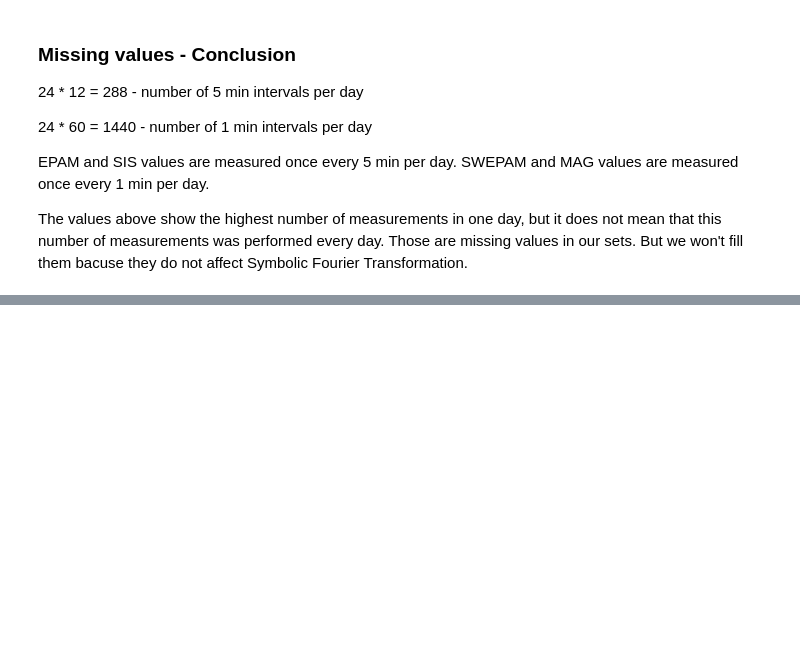
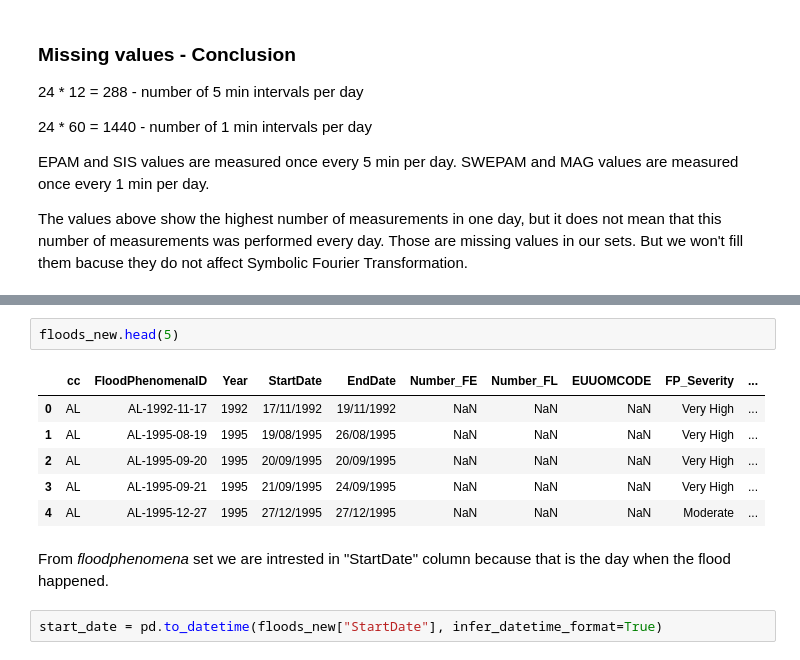
Before and after one commit to backspacer303/naucno-izracunavanje-projekat-2022, a Jupyter notebook: data_preprocessing.ipynb, the cells around one changed output, grey strips where cells are left out. Saved outputs shown, nothing was run; the diff lists cells and outputs as text; blank space fills up the shorter version.

```diff
--- a/data_preprocessing.ipynb
+++ b/data_preprocessing.ipynb
@@ -717,0 +744,13 @@ The values above show the highest number of measurements in one day, but it does
+# %%
+floods_new.head(5)
+# %% [output]
+|  | cc | FloodPhenomenaID | Year | StartDate | EndDate | Number_FE | Number_FL | EUUOMCODE | FP_Severity | ... |
+| 0 | AL | AL-1992-11-17 | 1992 | 17/11/1992 | 19/11/1992 | NaN | NaN | NaN | Very High | ... |
+| 1 | AL | AL-1995-08-19 | 1995 | 19/08/1995 | 26/08/1995 | NaN | NaN | NaN | Very High | ... |
+| 2 | AL | AL-1995-09-20 | 1995 | 20/09/1995 | 20/09/1995 | NaN | NaN | NaN | Very High | ... |
+| 3 | AL | AL-1995-09-21 | 1995 | 21/09/1995 | 24/09/1995 | NaN | NaN | NaN | Very High | ... |
+| 4 | AL | AL-1995-12-27 | 1995 | 27/12/1995 | 27/12/1995 | NaN | NaN | NaN | Moderate | ... |
+# %% [markdown]
+From *floodphenomena* set we are intrested in "StartDate" column because that is the day when the flood happened.
+# %%
+start_date = pd.to_datetime(floods_new["StartDate"], infer_datetime_format=True)
```
Also changed, not shown: parts of 38 cells of this notebook.
